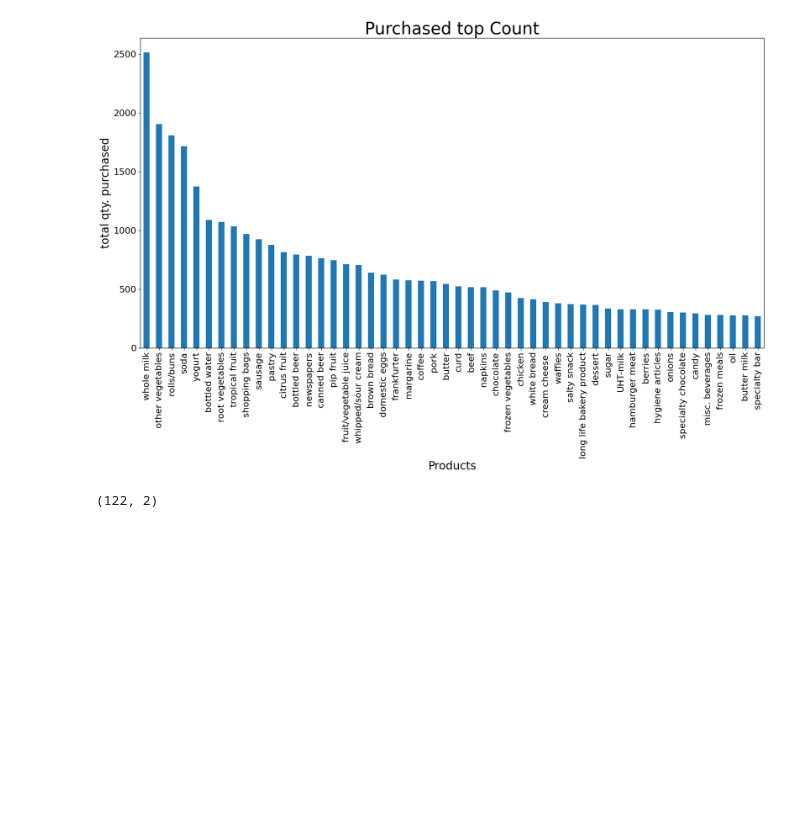
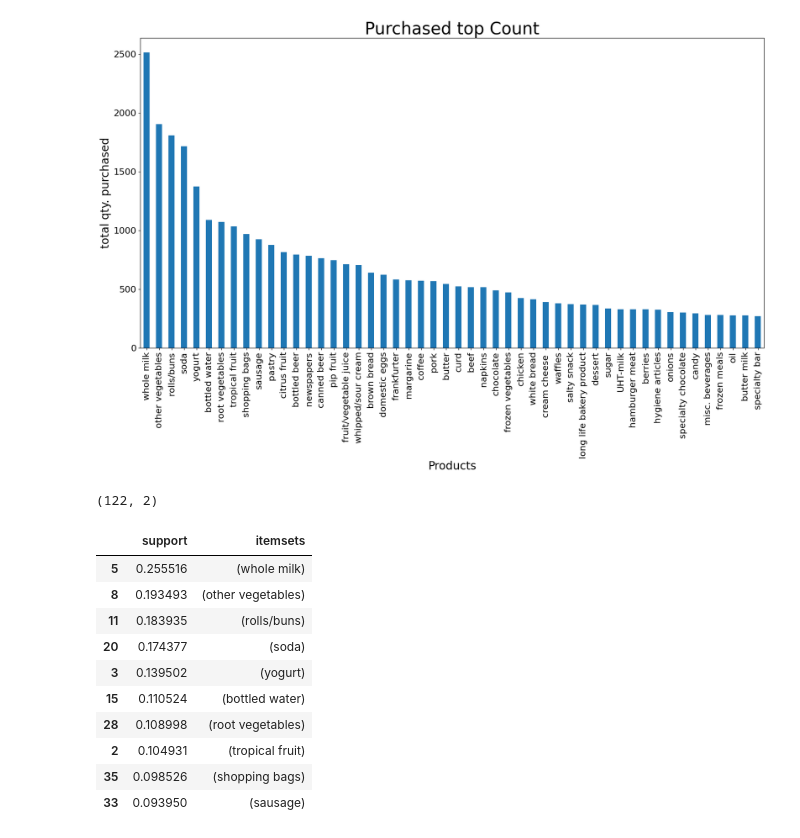
Before and after one commit to soletevendrell/dataanalytics, a Jupyter notebook: groceries.ipynb, the cells around one changed output. Cells and saved outputs as stored; diff of their text form; code cells hidden in the pictures; blank space fills up the shorter version.

```diff
--- a/groceries.ipynb
+++ b/groceries.ipynb
@@ -188,3 +186,24 @@ freq_items = apriori(dataset1, min_support=0.02, use_colnames=True, max_len=5)
 freq_items.shape
 # %% [output]
 (122, 2)
+# %%
+#Ver los 10 productos que tienen el support más alto, los más populares
+# Ordenar los frequent itemsets por la columna de soporte en orden descendente
+freq_items_sorted = freq_items.sort_values(by='support', ascending=False)
+
+# Seleccionar los diez primeros frequent itemsets con el valor de soporte más alto
+top_10_freq_itemsets = freq_items_sorted.head(10)
+
+top_10_freq_itemsets
+# %% [output]
+|  | support | itemsets |
+| 5 | 0.255516 | (whole milk) |
+| 8 | 0.193493 | (other vegetables) |
+| 11 | 0.183935 | (rolls/buns) |
+| 20 | 0.174377 | (soda) |
+| 3 | 0.139502 | (yogurt) |
+| 15 | 0.110524 | (bottled water) |
+| 28 | 0.108998 | (root vegetables) |
+| 2 | 0.104931 | (tropical fruit) |
+| 35 | 0.098526 | (shopping bags) |
+| 33 | 0.093950 | (sausage) |
```
Also changed, not shown: parts of 37 cells of this notebook.
